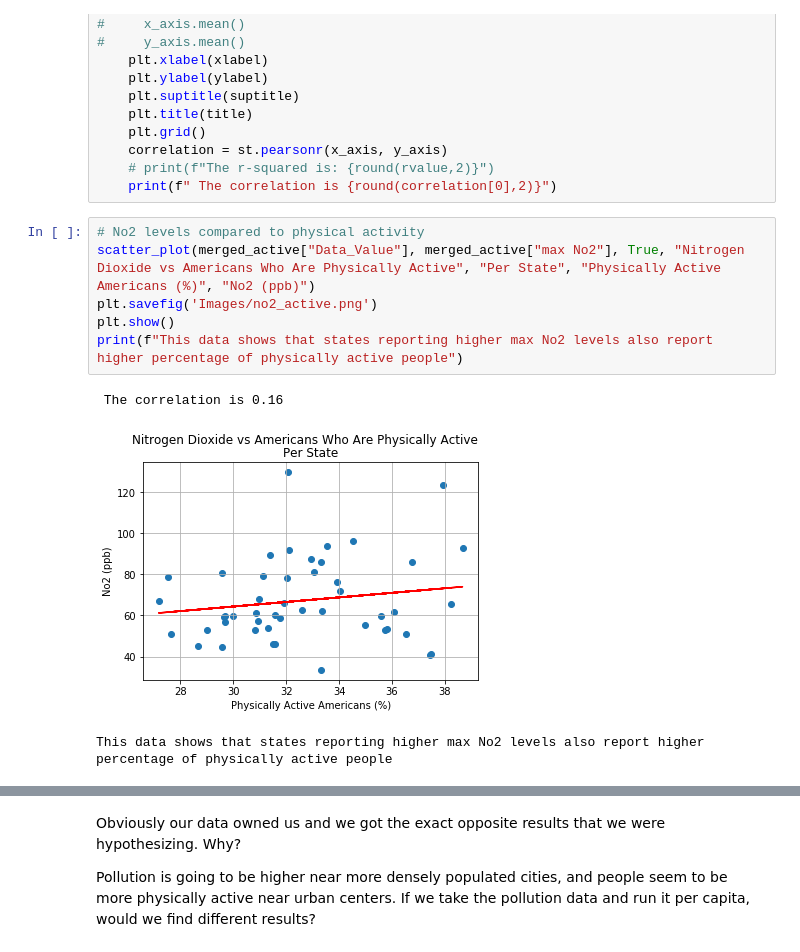
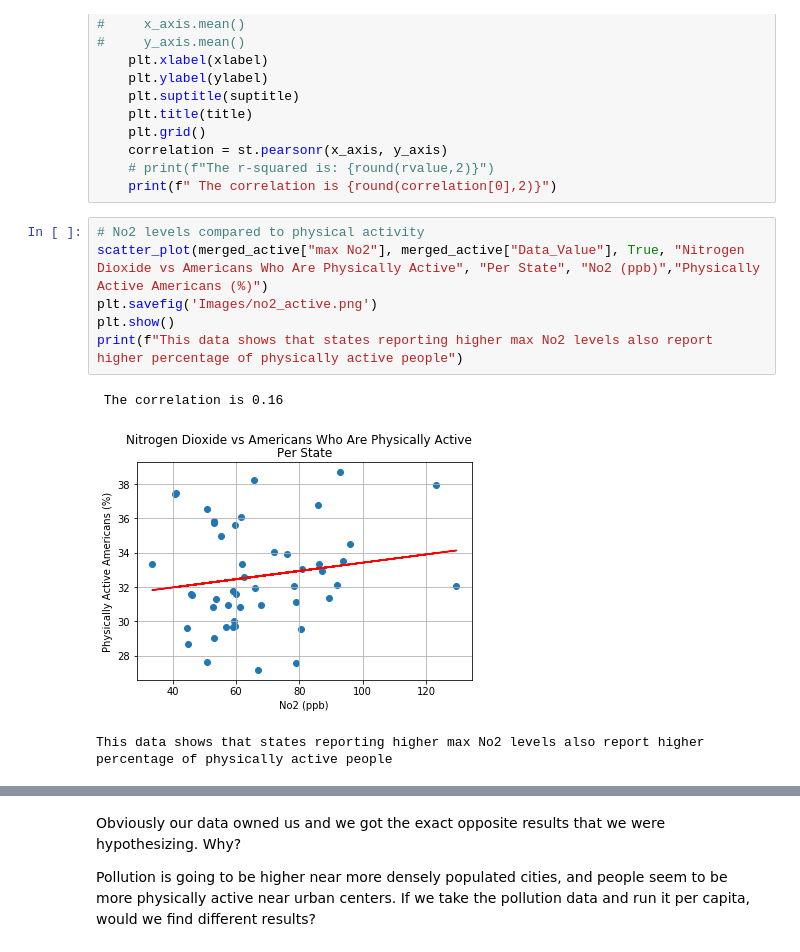
Before and after one commit to BrittLHeth/Project-1-API, a Jupyter notebook: Leah_No2_Final.ipynb, the cells around one changed output, grey strips where cells are left out. Saved outputs shown, nothing was run; the diff lists cells and outputs as text.

```diff
--- a/Leah_No2_Final.ipynb
+++ b/Leah_No2_Final.ipynb
@@ -252,13 +252,13 @@ def scatter_plot(x_axis, y_axis, show_regress=True, suptitle="", title="", xlabe
     print(f" The correlation is {round(correlation[0],2)}")
 # %%
 # No2 levels compared to physical activity
-scatter_plot(merged_active["Data_Value"], merged_active["max No2"], True, "Nitrogen Dioxide vs Americans Who Are Physically Active", "Per State", "Physically Active Americans (%)", "No2 (ppb)")
+scatter_plot(merged_active["max No2"], merged_active["Data_Value"], True, "Nitrogen Dioxide vs Americans Who Are Physically Active", "Per State", "No2 (ppb)","Physically Active Americans (%)")
 plt.savefig('Images/no2_active.png')
 plt.show()
 print(f"This data shows that states reporting higher max No2 levels also report higher percentage of physically active people")
 # %% [output]
  The correlation is 0.16
-[figure, old version]
+[figure, new version]
 This data shows that states reporting higher max No2 levels also report higher percentage of physically active people
 # %%
 # No2 levels compared to no physical activity
```
Also changed, not shown: parts of 3 cells of this notebook, 12 other files.
